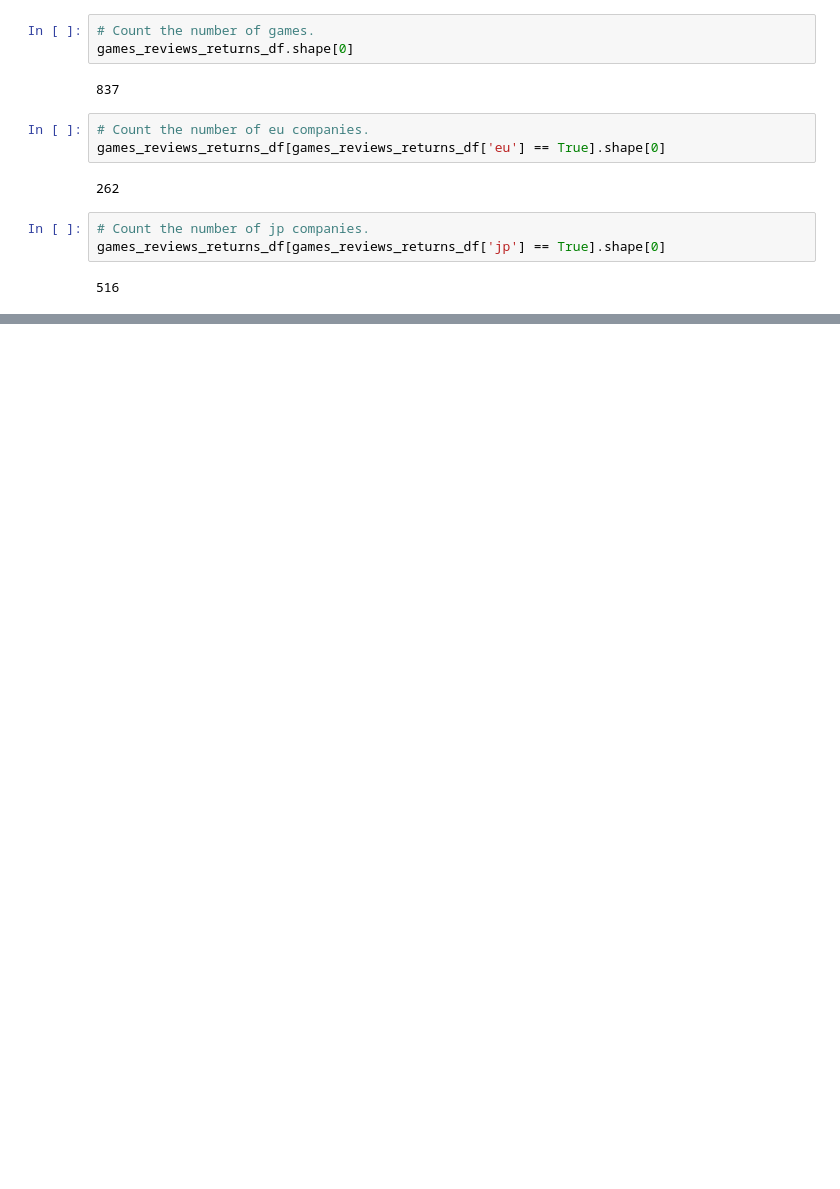
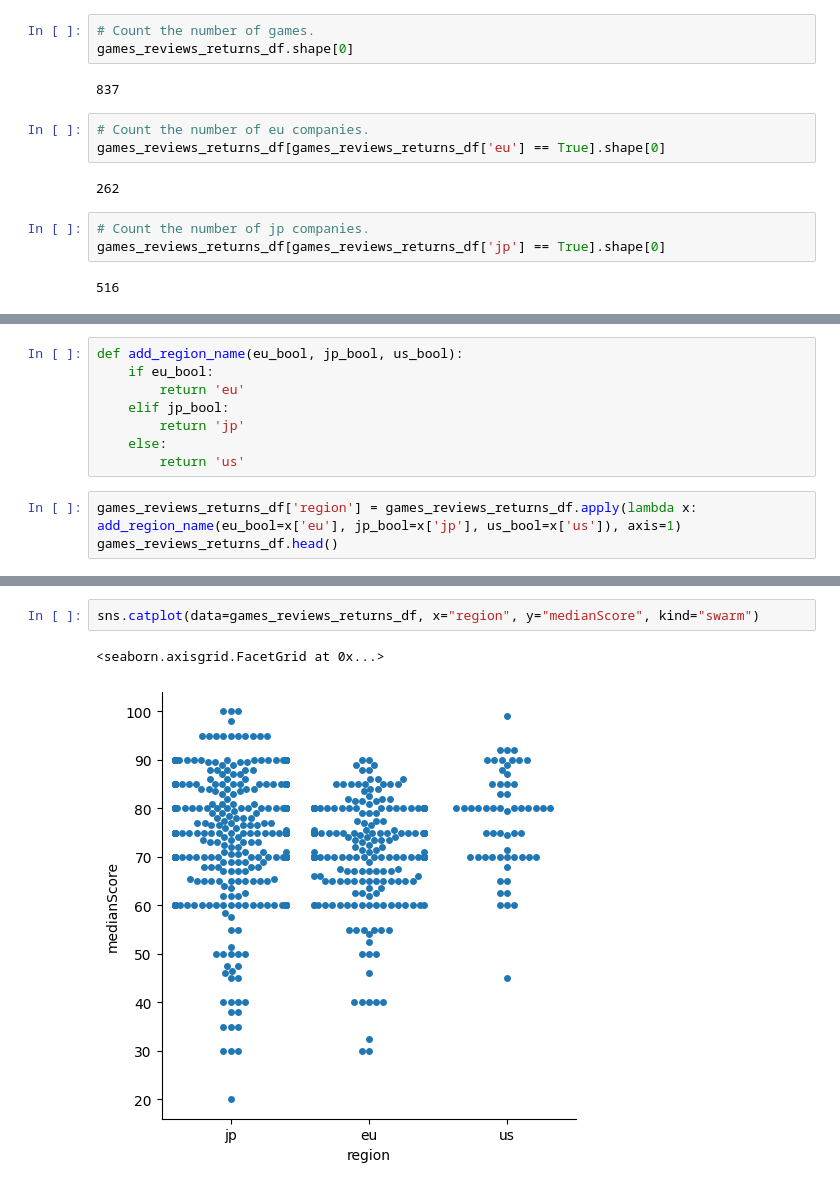
Before and after one commit to c0nn0rstevens/video-game-review-scores-returns-thesis, a Jupyter notebook: financial_reviews_combined.ipynb, the cells around one changed output, grey strips where cells are left out. Cells and saved outputs as stored; diff of their text form; blank space fills up the shorter version.

Commit message:
Add catplot of median score by region

```diff
--- a/financial_reviews_combined.ipynb
+++ b/financial_reviews_combined.ipynb
@@ -317,0 +334,11 @@ games_reviews_returns_df[games_reviews_returns_df['publisher'] == True].shape[0]
+# %%
+def add_region_name(eu_bool, jp_bool, us_bool):
+    if eu_bool:
+        return 'eu'
+    elif jp_bool:
+        return 'jp'
+    else:
+        return 'us'
+# %%
+games_reviews_returns_df['region'] = games_reviews_returns_df.apply(lambda x: add_region_name(eu_bool=x['eu'], jp_bool=x['jp'], us_bool=x['us']), axis=1)
+games_reviews_returns_df.head()
@@ -317,0 +353,5 @@ games_reviews_returns_df[games_reviews_returns_df['publisher'] == True].shape[0]
+# %%
+sns.catplot(data=games_reviews_returns_df, x="region", y="medianScore", kind="swarm")
+# %% [output]
+<seaborn.axisgrid.FacetGrid at 0x...>
+[figure, added]
```
Also changed, not shown: parts of 8 cells of this notebook.
